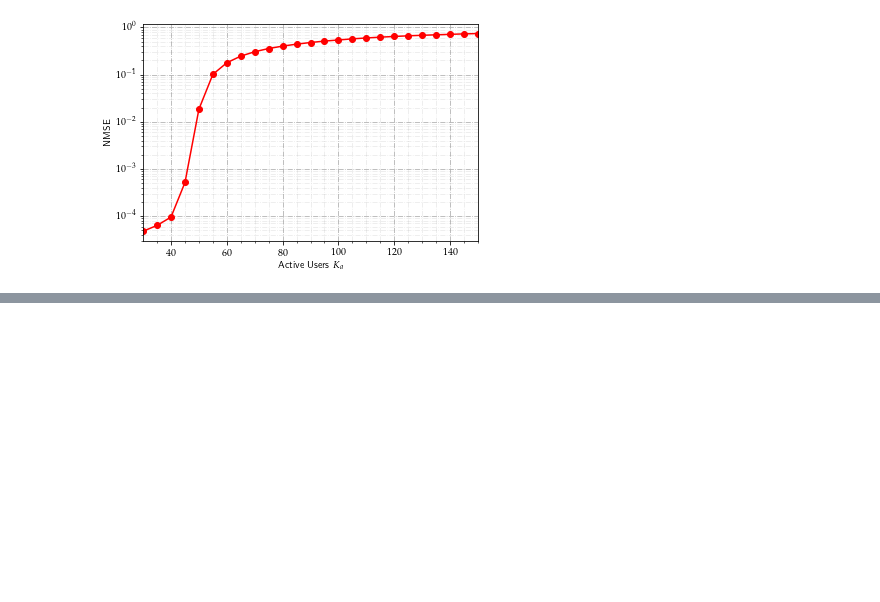
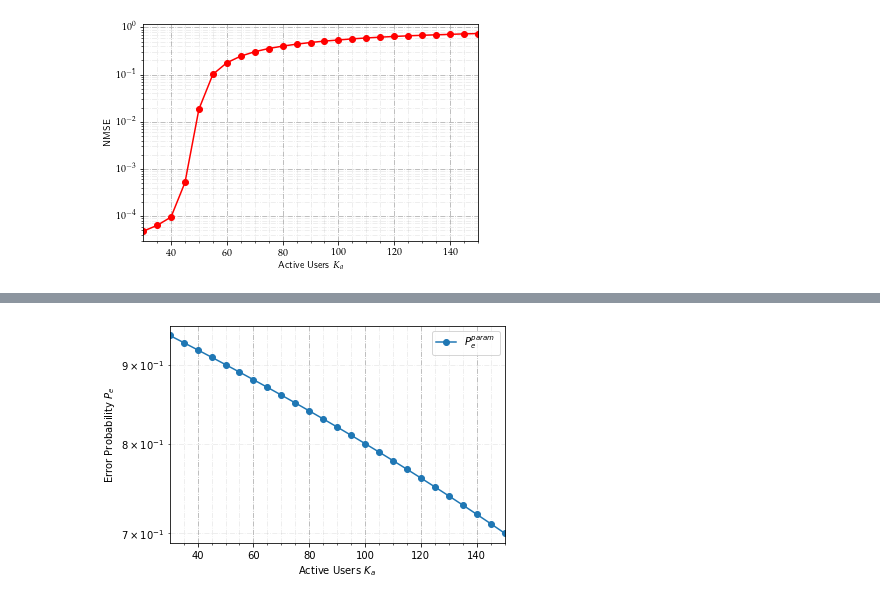
Before and after one commit to SJTUSEIEECBX/SparseRecovery, a Jupyter notebook: SporadicTraffic.ipynb, the cells around one changed output, grey strips where cells are left out. Drawn from its saved outputs; the diff is of its cells as text; code cells hidden in the pictures; blank space fills up the shorter version.

```diff
--- a/SporadicTraffic.ipynb
+++ b/SporadicTraffic.ipynb
@@ -332,0 +468,22 @@ np.savez('K500T50NBS64SNR20sim300AMP.npz', Pe_p, FM_p, FA_p, Pe_h, FM_h, FA_h, N
+# %%
+Pe_n = np.zeros(params['Ka_set'].shape)
+FA_n = np.zeros(params['Ka_set'].shape)
+FM_n = np.zeros(params['Ka_set'].shape)
+NMSE_n = np.zeros(params['Ka_set'].shape)
+
+for i, Ka in enumerate(tqdm_notebook(params['Ka_set'])):
+    params['Ka'] = Ka
+    H_f, H_a, activity = generate_batched_active_channel(params)
+    pilot = generate_random_pilot(50, params['K'], params['P'], params['simulations'])
+    y = pilot_through_channel(pilot, H_f, params['nvar'])
+
+    P_test = totensor(pilot_train, cuda=True)
+    Y_test = totensor(y_train, cuda=True)
+    H_test = totensor(H_f_train, cuda=True)
+
+    channel = net(Y_test, P_test)
+
+    hf = toarray(channel, cuda=True)
+    hf = np.expand_dims(hf, axis=3)
+    act_ch = channel_aud(hf, params['N_bs'])
+    Pe_n[i], FA_n[i], FM_n[i], NMSE_n[i] = performance(act_ch, activity, hf, H_f)
@@ -332,0 +492,13 @@ np.savez('K500T50NBS64SNR20sim300AMP.npz', Pe_p, FM_p, FA_p, Pe_h, FM_h, FA_h, N
+# %%
+plt.semilogy(params['Ka_set'], Pe_n, '-o')
+plt.xlim([30, 150])
+plt.grid(True, linestyle='-.')
+plt.minorticks_on()
+plt.grid(b=True, which='minor', color='#999999', linestyle='-.', alpha=0.2)
+plt.legend(['$P_e^{param}$', '$P_e^{ch}$'])
+plt.xlabel('Active Users $K_a$')
+plt.ylabel('Error Probability $P_e$')
+plt.savefig(fname='Probability_of_errorT30NN.pdf')
+plt.show()
+# %% [output]
+[figure, added]
```
Also changed, not shown: parts of 10 cells of this notebook, 2 other files.
